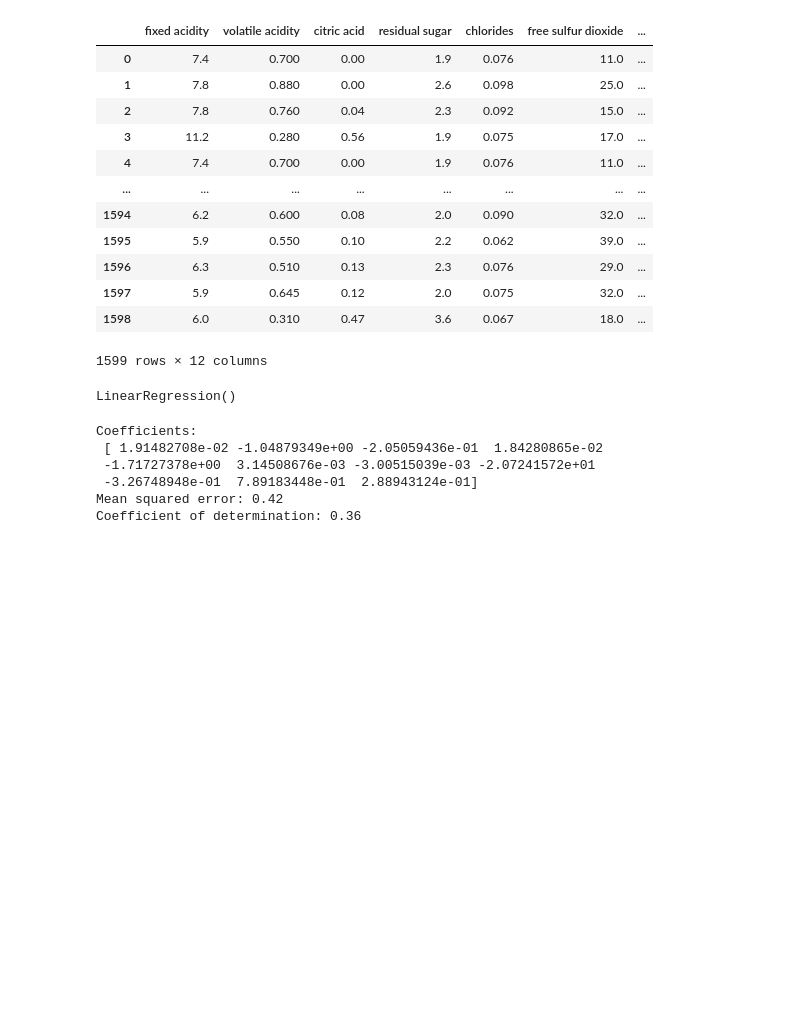
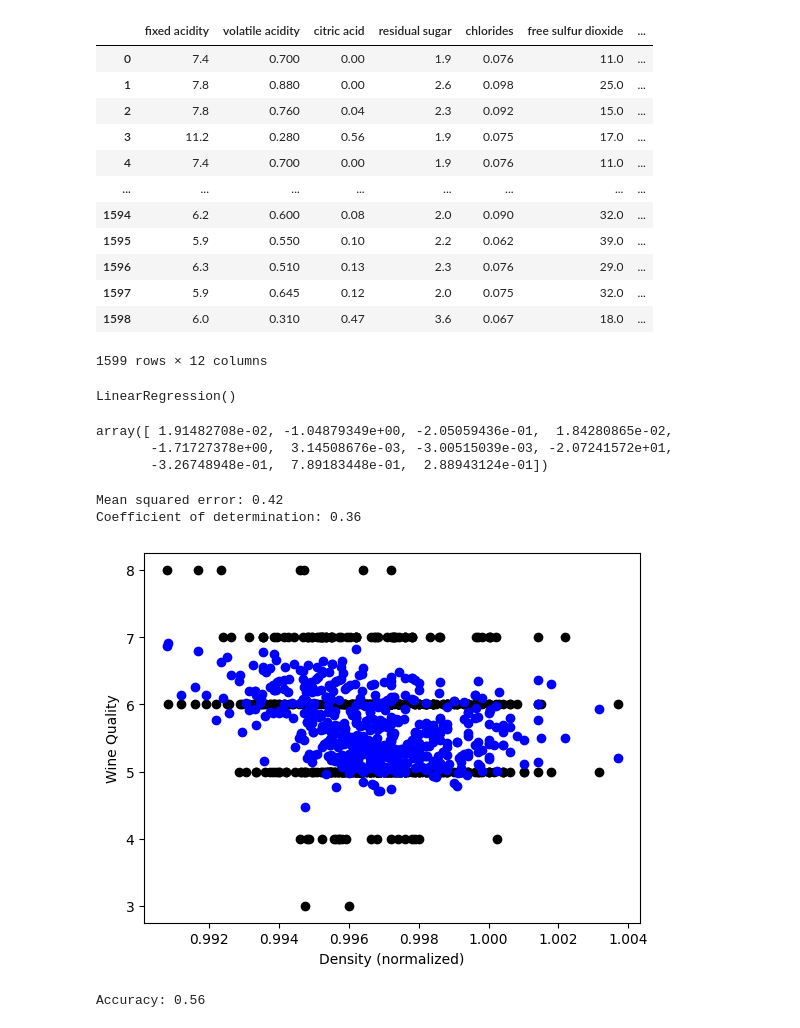
Before and after one commit to COSC5557/warmup-mwolff2021, a Jupyter notebook: PML_Warmup.ipynb, the cells around one changed output. Saved outputs shown, nothing was run; the diff lists cells and outputs as text; code cells hidden in the pictures; blank space fills up the shorter version.

Commit message:
added visualizations

```diff
--- a/PML_Warmup.ipynb
+++ b/PML_Warmup.ipynb
@@ -34,31 +36,49 @@ data
 1599 rows × 12 columns
 # %%
 x = data.drop(columns = ['quality'])
+#x_norm = sklearn.preprocessing.normalize(x, axis=0)
 y = data['quality']
 
-x_train, x_test, y_train, y_test = train_test_split(
+x_train, x_test, y_train, y_test = sklearn.model_selection.train_test_split(
    x, y, test_size=0.33, random_state=42)
 # %%
-from sklearn import linear_model
-reg = linear_model.LinearRegression()
+reg = sklearn.linear_model.LinearRegression()
 reg.fit(x_train, y_train)
 # %% [output]
 LinearRegression()
+# %%
+reg.coef_
+# %% [output]
+array([ 1.91482708e-02, -1.04879349e+00, -2.05059436e-01,  1.84280865e-02,
+       -1.71727378e+00,  3.14508676e-03, -3.00515039e-03, -2.07241572e+01,
+       -3.26748948e-01,  7.89183448e-01,  2.88943124e-01])
 # %%
 y_pred_reg = reg.predict(x_test)
 # %%
-from sklearn import metrics
-print("Mean squared error: %.2f" % metrics.mean_squared_error(y_test, y_pred_reg))
-print("Coefficient of determination: %.2f" % metrics.r2_score(y_test, y_pred_reg))
+print("Mean squared error: %.2f" % sklearn.metrics.mean_squared_error(y_test, y_pred_reg))
+print("Coefficient of determination: %.2f" % sklearn.metrics.r2_score(y_test, y_pred_reg))
 # %% [output]
-Coefficients:
- [ 1.91482708e-02 -1.04879349e+00 -2.05059436e-01  1.84280865e-02
- -1.71727378e+00  3.14508676e-03 -3.00515039e-03 -2.07241572e+01
- -3.26748948e-01  7.89183448e-01  2.88943124e-01]
 Mean squared error: 0.42
 Coefficient of determination: 0.36
+# %%
+x_test = pd.DataFrame(x_test)
+# %%
+x_feat = x_test["density"]
+plt.scatter(x_feat, y_test, color="black")
+plt.scatter(x_feat, y_pred_reg, color="blue")
+
+plt.xticks()
+plt.ylabel("Wine Quality")
+plt.yticks()
+plt.xlabel("Density (normalized)")
+
+plt.show()
+# %% [output]
+[figure, added]
 # %%
 cls = linear_model.RidgeClassifier()
 cls.fit(x_train, y_train)
-y_pred = cls.predict(x_test)
-print("Accuracy: %.2f" % metrics.)
+y_pred_cls = cls.predict(x_test)
+print("Accuracy: %.2f" % metrics.accuracy_score(y_test, y_pred_cls))
+# %% [output]
+Accuracy: 0.56
```
Also changed, not shown: parts of 2 cells of this notebook.
